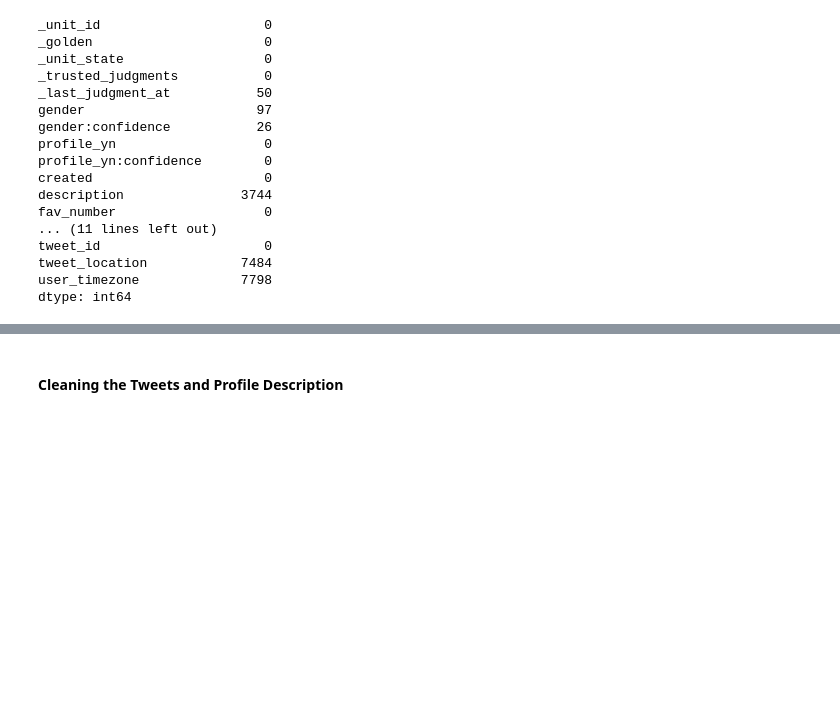
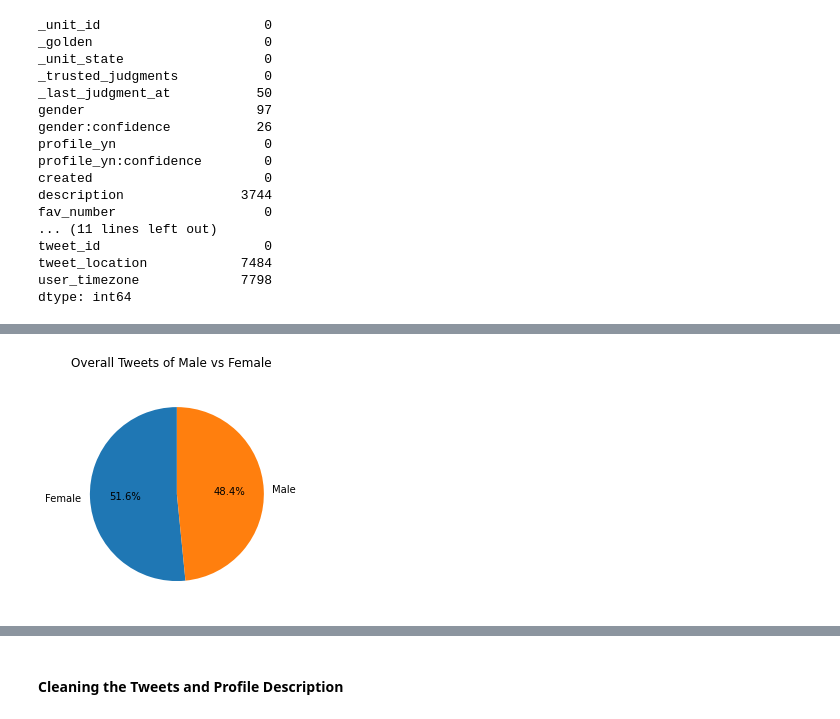
Before and after one commit to gbeinars/Gender-Classification, a Jupyter notebook: Gender_classification_EDA_BeinarsG.ipynb, the cells around one changed output, grey strips where cells are left out. Saved outputs shown, nothing was run; the diff lists cells and outputs as text; code cells hidden in the pictures; blank space fills up the shorter version.

```diff
--- a/Gender_classification_EDA_BeinarsG.ipynb
+++ b/Gender_classification_EDA_BeinarsG.ipynb
@@ -130,0 +204,8 @@ df1.head()
+# %%
+pd.value_counts(df1['gender']).plot(kind = 'pie', startangle = 90, autopct = '%1.1f%%', labels = ('Female', 'Male'))
+plt.suptitle('Overall Tweets of Male vs Female')
+plt.xlabel('')
+plt.ylabel('')
+plt.show()
+# %% [output]
+[figure, added]
```
Also changed, not shown: parts of 66 cells of this notebook, 2 other files.
